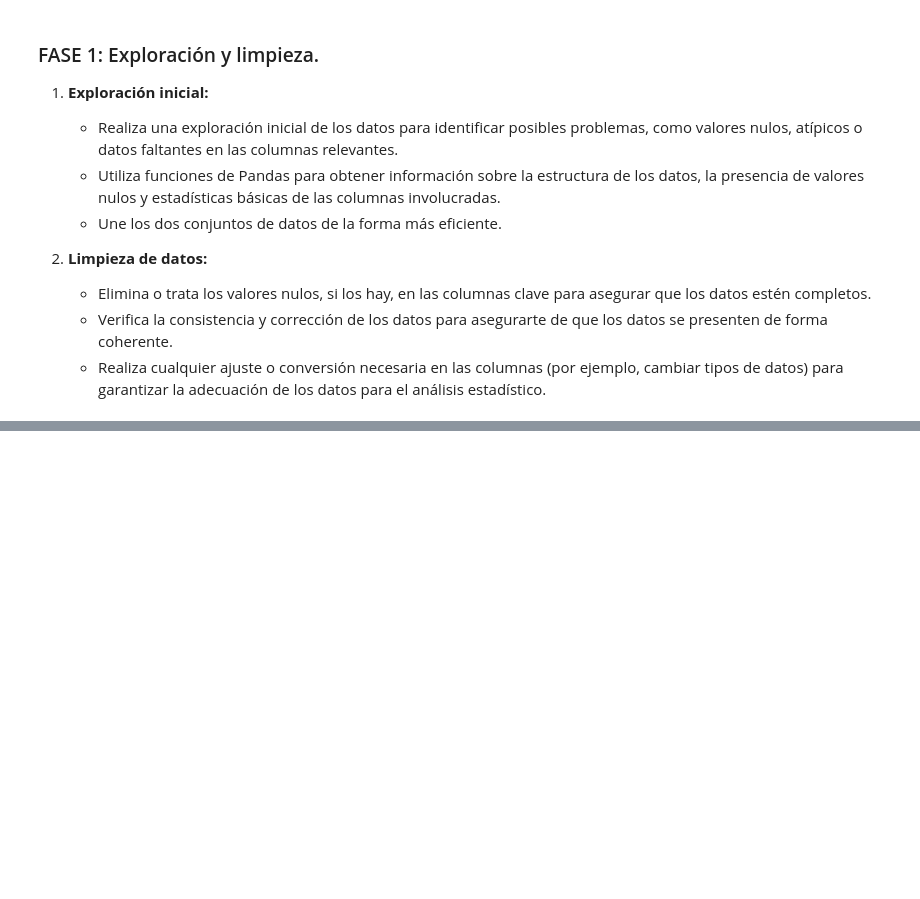
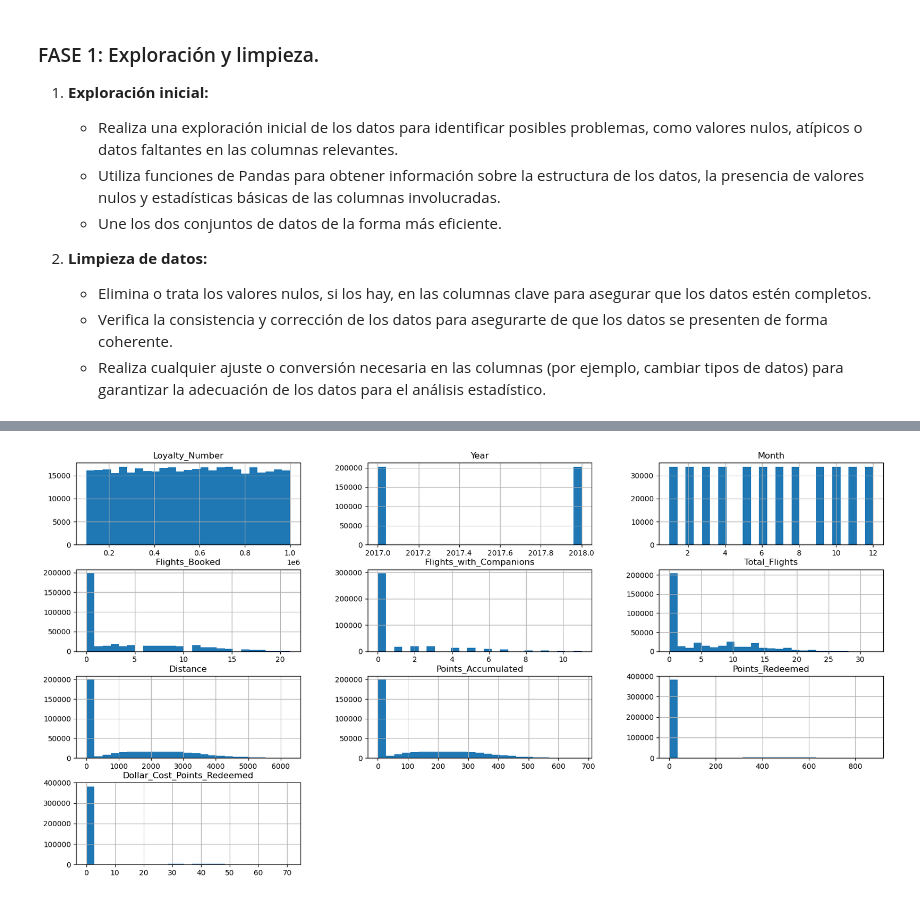
Before and after one commit to Adalab/bda-modulo-3-evaluacion-final-MPNimo, a Jupyter notebook: evaluacion-final-modulo3.ipynb, the cells around one changed output, grey strips where cells are left out. Saved outputs shown, nothing was run; the diff lists cells and outputs as text; code cells hidden in the pictures; blank space fills up the shorter version.

```diff
--- a/evaluacion-final-modulo3.ipynb
+++ b/evaluacion-final-modulo3.ipynb
@@ -51,0 +134,7 @@ display(df_CLH.head(2))
+# %%
+# Vamos a homogeneizar los nombres de las columnas, siendo el cambio que le vamos a hacer quitar los espacios en los nombres y sustituirlos por
+# barras bajas (_); ya que tener espacios en los nombres de nuestras columnas pueden llevar a errores cuando queramos realizar algunos comandos.
+
+new_col = {col: col.replace(' ', '_') for col in df_CFA.columns}
+df_CFA.rename(columns=new_col, inplace=True)
+df_CFA.columns
@@ -51,0 +164,8 @@ display(df_CLH.head(2))
+# %%
+# Vamos a hacer un análisis de las variables.
+
+# Histograma:
+
+df_CFA.hist(bins=25, figsize=(20, 10));
+# %% [output]
+[figure, added]
```
Also changed, not shown: parts of 24 cells of this notebook.
